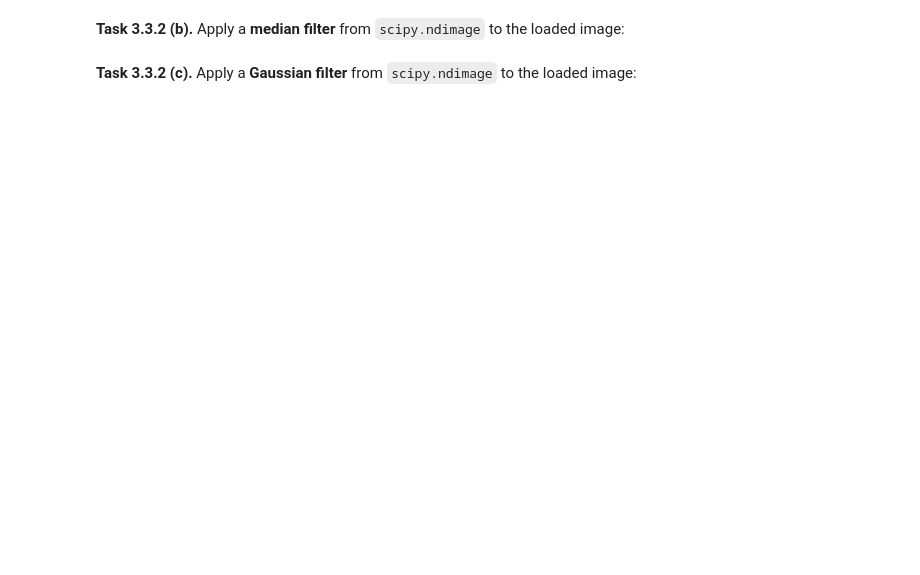
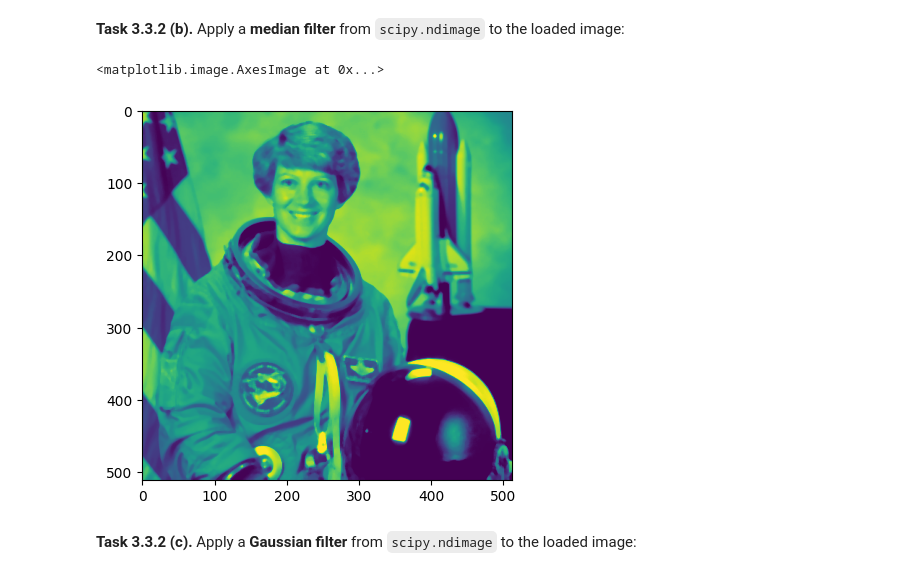
Before and after one commit to Laila-2345/mobi-fs3-python, a Jupyter notebook: task3.ipynb, the cells around one changed output. Cells and saved outputs as stored; diff of their text form; code cells hidden in the pictures; blank space fills up the shorter version.

```diff
--- a/task3.ipynb
+++ b/task3.ipynb
@@ -119,4 +133,10 @@ plt.imshow(astr5median)
 # %% [markdown]
 **<a id="#">Task 3.3.2 (b).</a>** Apply a **median filter** from `scipy.ndimage` to the loaded image:
+# %%
+aut_filter_median = scipy.ndimage.median_filter(astronaut_ori, 5)
+plt.imshow(aut_filter_median)
+# %% [output]
+<matplotlib.image.AxesImage at 0x...>
+[figure, added]
 # %% [markdown]
 **<a id="#">Task 3.3.2 (c).</a>** Apply a **Gaussian filter** from `scipy.ndimage` to the loaded image:
```
Also changed, not shown: parts of 9 cells of this notebook.
